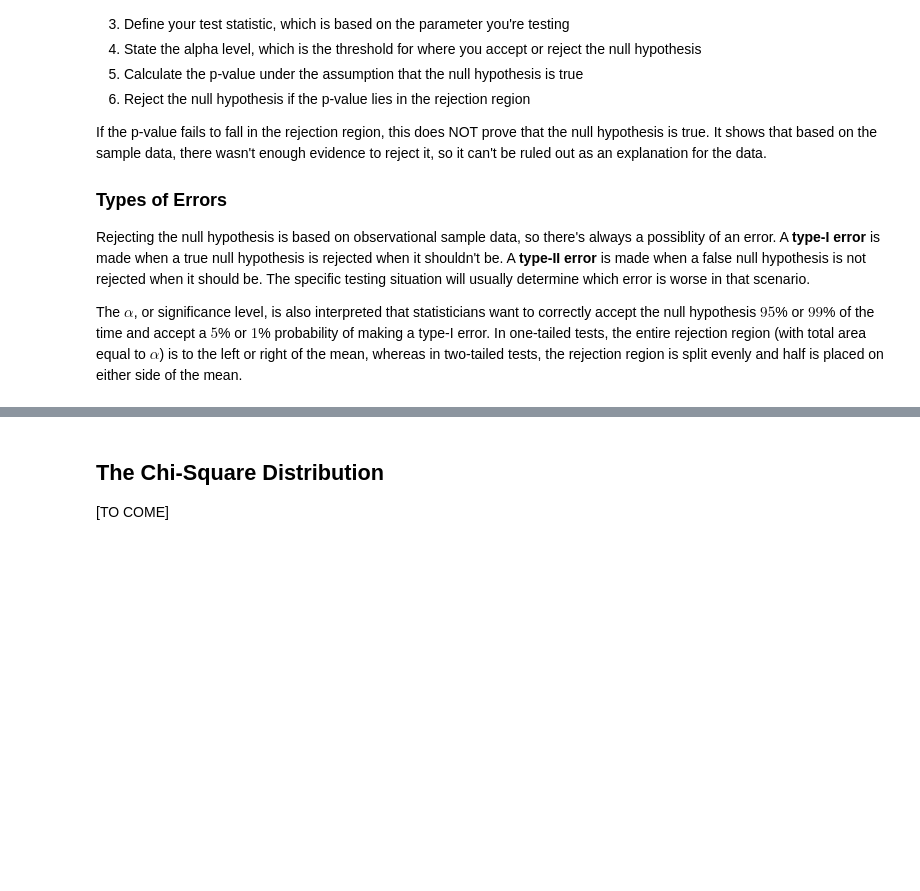
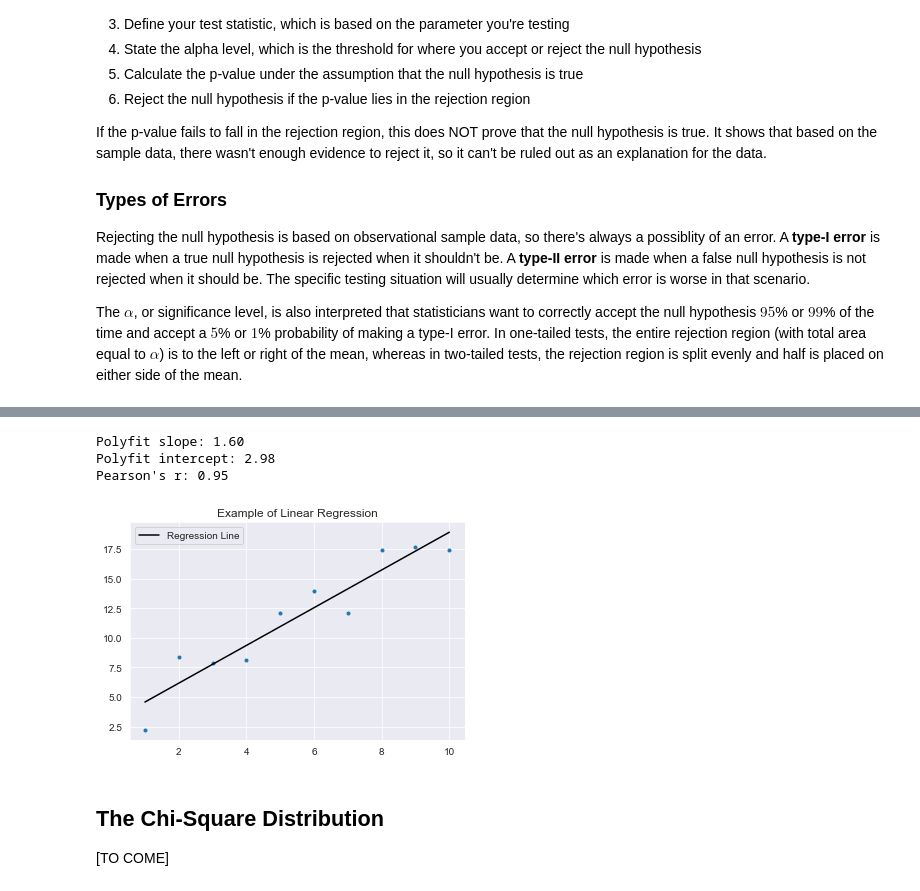
Before and after one commit to HKuz/DataScienceReferences, a Jupyter notebook: Statistics_and_Probability/StatisticsAndProbability.ipynb, the cells around one changed output, grey strips where cells are left out. Drawn from its saved outputs; the diff is of its cells as text; code cells hidden in the pictures; blank space fills up the shorter version.

Commit message:
feat: add linear regression demonstration

```diff
--- a/Statistics_and_Probability/StatisticsAndProbability.ipynb
+++ b/Statistics_and_Probability/StatisticsAndProbability.ipynb
@@ -591,6 +591,29 @@ An alternate version that uses sample covariance ($s_{xy}$) is:
 $$
 b_1 = \frac{s_{xy}}{s_x^2} \text{, } b_0 = \bar{y} - b_1 \bar{x}
 $$
+# %%
+# Linear regression demonstration
+
+np.random.seed(88)
+x = np.linspace(1, 10, 10)
+y = 2*x + np.random.normal(0, 2, len(x))
+deg = 1
+b_1, b_0 = np.polyfit(x, y, deg)
+
+# Create plot
+plt.plot(x, y, marker='.', linestyle='none');
+plt.plot(x, b_1 * x + b_0, 'k-', label='Regression Line');
+plt.title('Example of Linear Regression');
+plt.legend(loc='upper left');
+
+print('Polyfit slope: {0:.2f}'.format(b_1))
+print('Polyfit intercept: {0:.2f}'.format(b_0))
+print('Pearson\'s r: {0:.2f}'.format(np.corrcoef(x, y)[0, 1]))
+# %% [output]
+Polyfit slope: 1.60
+Polyfit intercept: 2.98
+Pearson's r: 0.95
+[figure, added]
 # %% [markdown]
 ## <a name="chi-square"></a>The Chi-Square Distribution
 
```
